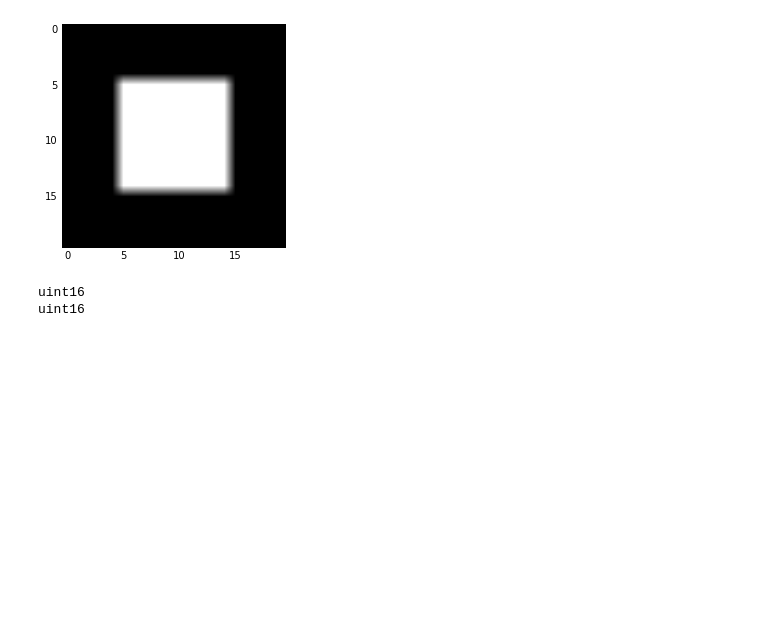
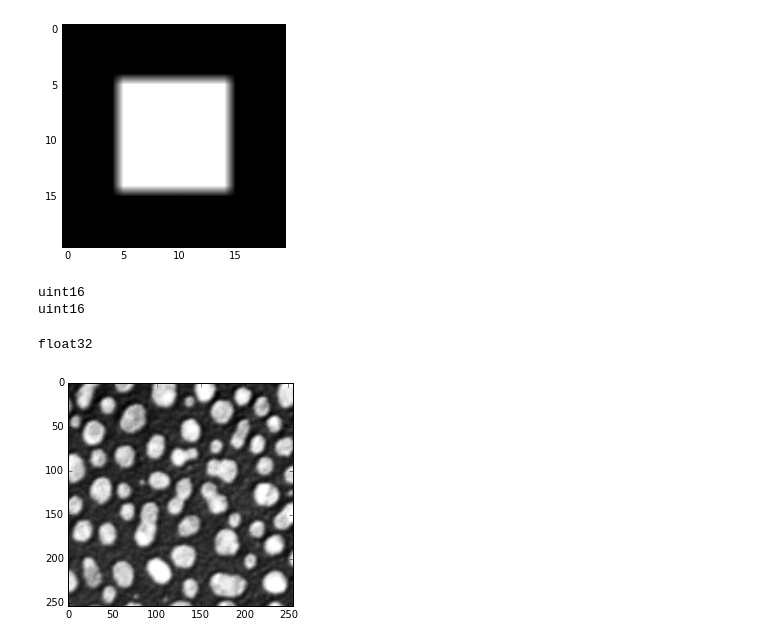
Before and after one commit to dani-lbnl/imageXDaugmentation, a Jupyter notebook: notebooks/filterbasedTransformation.ipynb, the cells around one changed output. Saved outputs shown, nothing was run; the diff lists cells and outputs as text; code cells hidden in the pictures; blank space fills up the shorter version.

```diff
--- a/notebooks/filterbasedTransformation.ipynb
+++ b/notebooks/filterbasedTransformation.ipynb
@@ -199,3 +200,12 @@ print(image.dtype)
 # %% [output]
 uint16
 uint16
+# %%
+#Only using scipy
+from scipy import ndimage
+img = ndimage.imread("/Users/dani11/Dropbox/prog/Python/ImageXD/imageXDaugmentation/examples/Blobs.png",flatten=True, mode=None)
+plt.imshow(img,cmap='gray');
+print(img.dtype)
+# %% [output]
+float32
+[figure, added]
```
Also changed, not shown: parts of 11 cells of this notebook.
